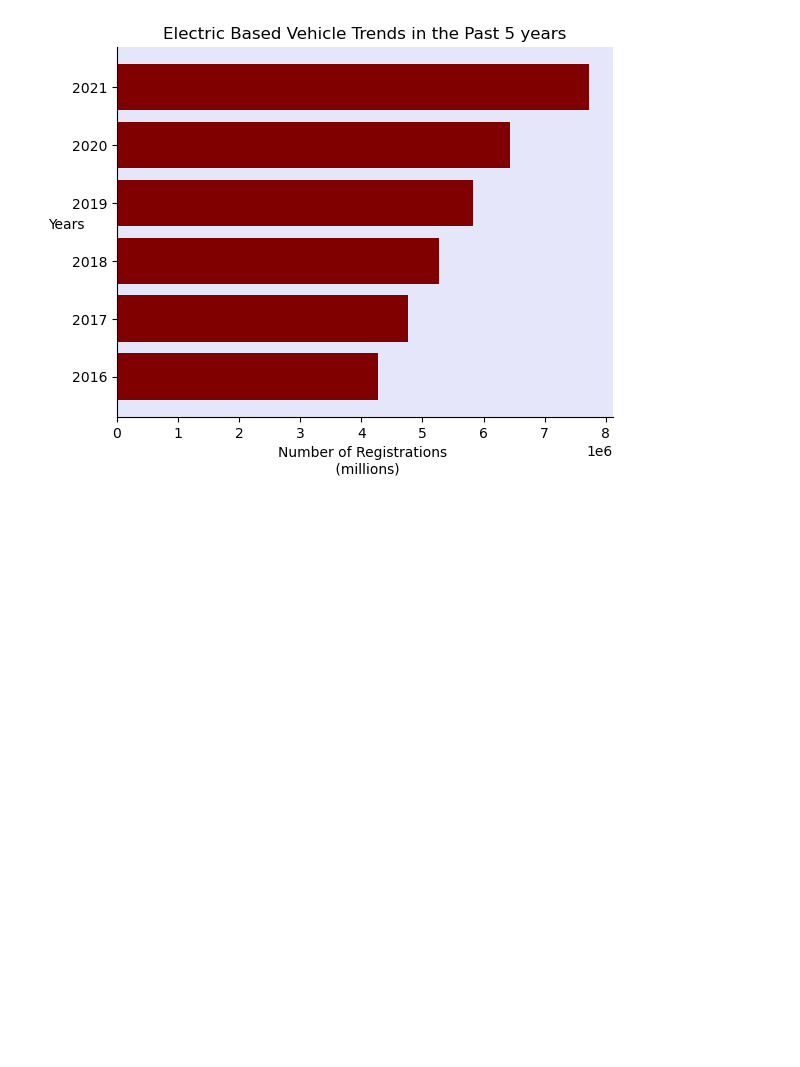
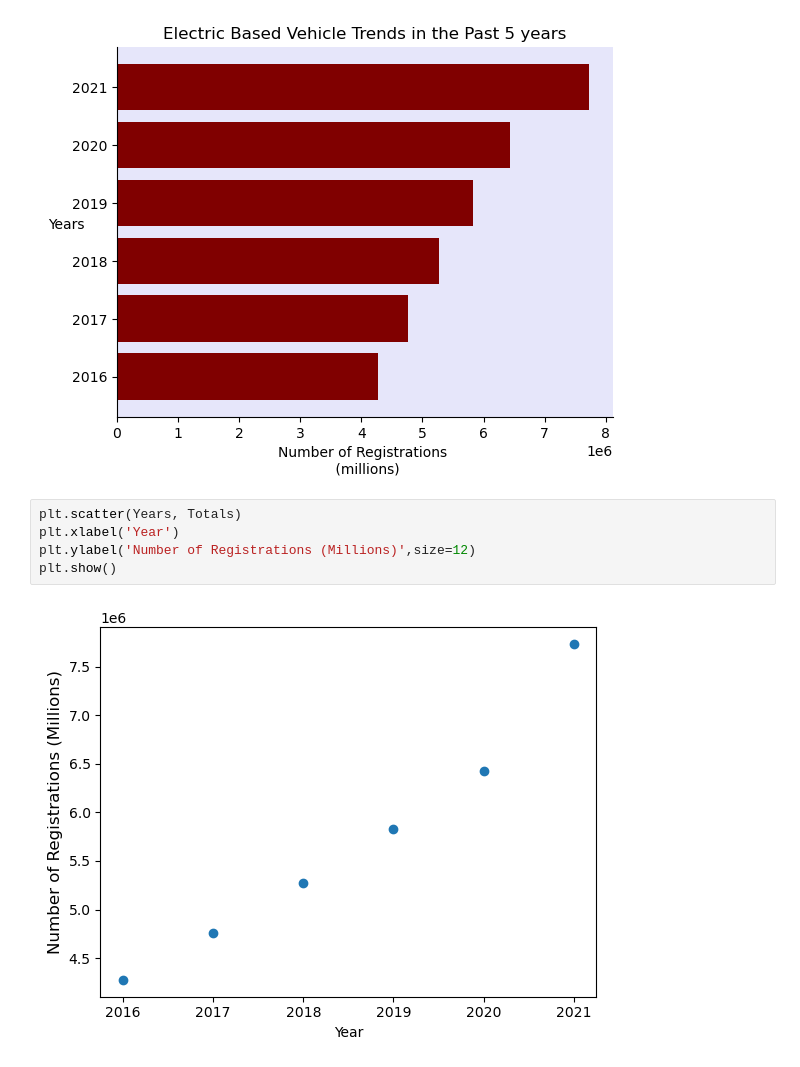
Before and after one commit to nhle95/Project1_group4, a Jupyter notebook: Electric_Car_Count.ipynb, the cells around one changed output. Drawn from its saved outputs; the diff is of its cells as text; blank space fills up the shorter version.

```diff
--- a/Electric_Car_Count.ipynb
+++ b/Electric_Car_Count.ipynb
@@ -183,3 +183,10 @@ plt.savefig('output/Electric Based Vehicle Trends in the Past 5 years.jpeg')
 plt.show()
 # %% [output]
 [figure]
+# %%
+plt.scatter(Years, Totals)
+plt.xlabel('Year')
+plt.ylabel('Number of Registrations (Millions)',size=12)
+plt.show()
+# %% [output]
+[figure, added]
```
Also changed, not shown: parts of 4 cells of this notebook, 2 other files.
